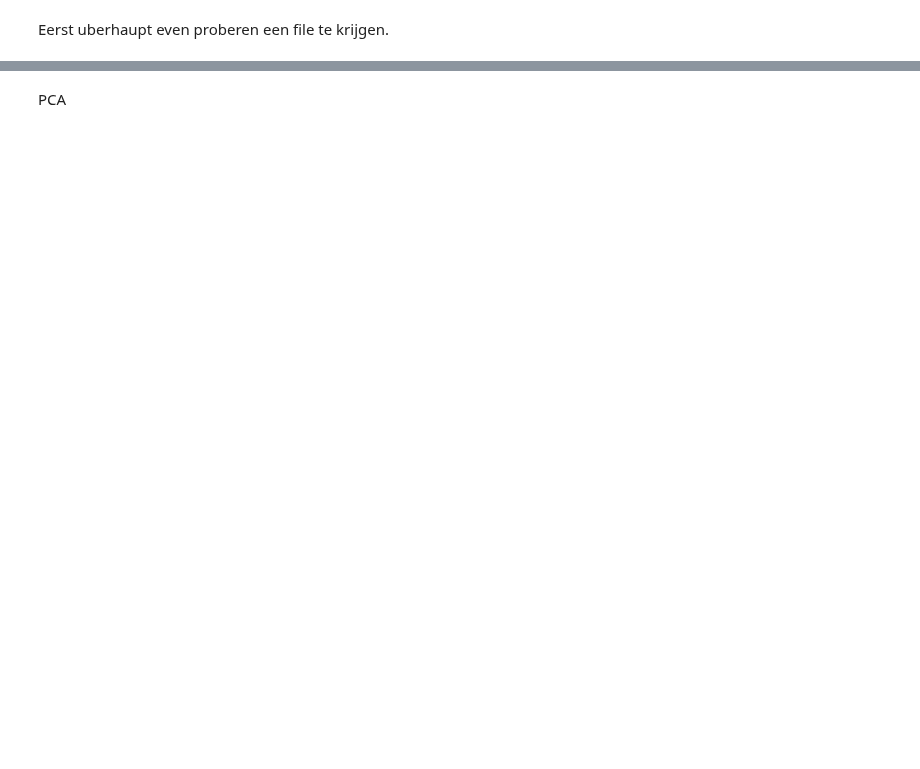
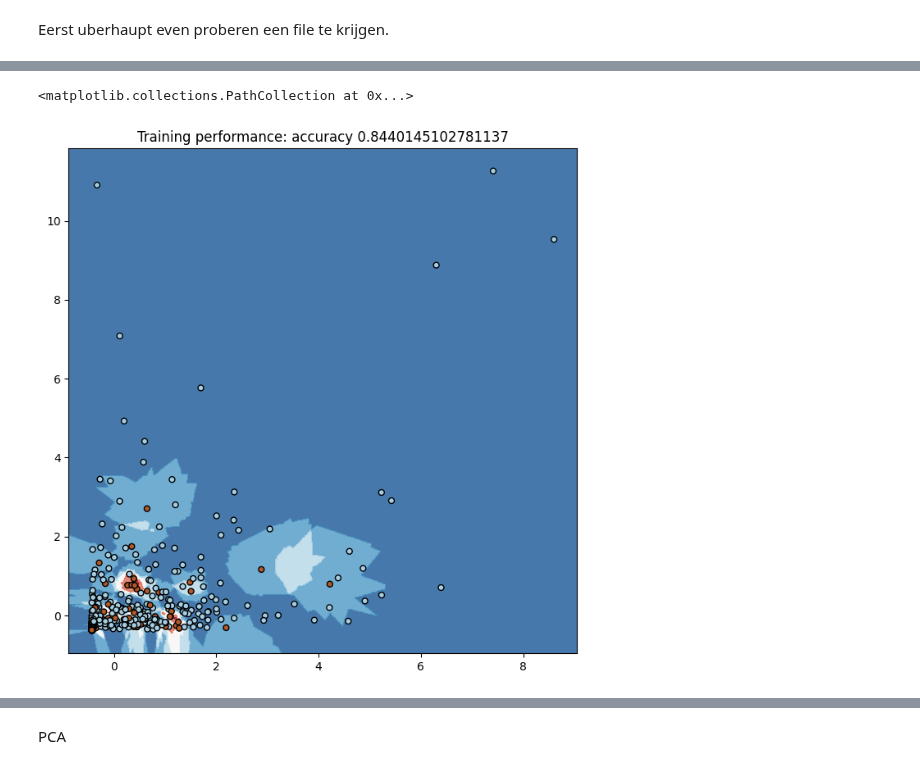
Before and after one commit to bramvandeurzen934/Group16_ECG, a Jupyter notebook: aantal_features.ipynb, the cells around one changed output, grey strips where cells are left out. Cells and saved outputs as stored; diff of their text form; code cells hidden in the pictures; blank space fills up the shorter version.

```diff
--- a/aantal_features.ipynb
+++ b/aantal_features.ipynb
@@ -34,0 +109,22 @@ fatal: destination path 'Group16_ECG' already exists and is not an empty directo
+# %%
+# Scale the dataset
+scaler = preprocessing.StandardScaler()
+scaler.fit(X)
+X_scaled = scaler.transform(X)
+
+
+clf_knn = neighbors.KNeighborsClassifier(n_neighbors=5)
+clf_knn.fit(X_scaled, y)
+
+# Test the classifier on the training data and plot
+score_train = clf_knn.score(X_scaled, y)
+
+fig = plt.figure(figsize=(8, 8))
+ax = fig.add_subplot(1, 1, 1)
+ax.set_title(f"Training performance: accuracy {score_train}")
+colorplot(clf_knn, ax, X_scaled[:, 0],X_scaled[:, 1], h=1000)
+ax.scatter(X_scaled[:, 0], X_scaled[:, 1], marker='o', c=y,
+           s=25, edgecolor='k', cmap=plt.cm.Paired)
+# %% [output]
+<matplotlib.collections.PathCollection at 0x...>
+[figure, added]
```
Also changed, not shown: parts of 10 cells of this notebook.
